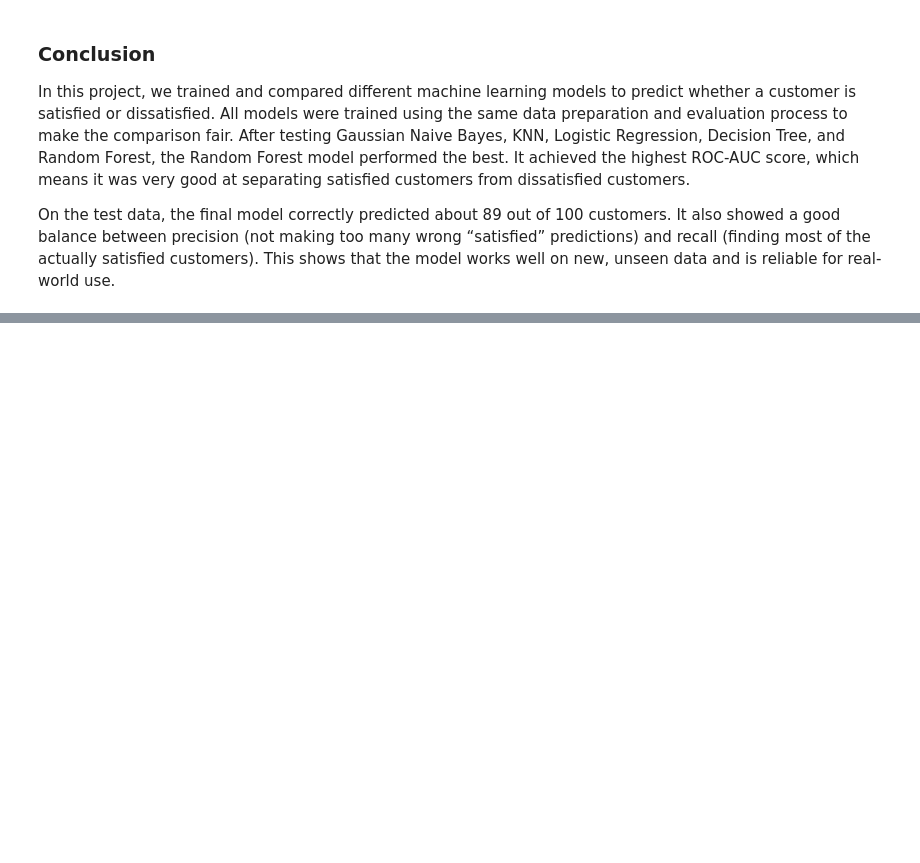
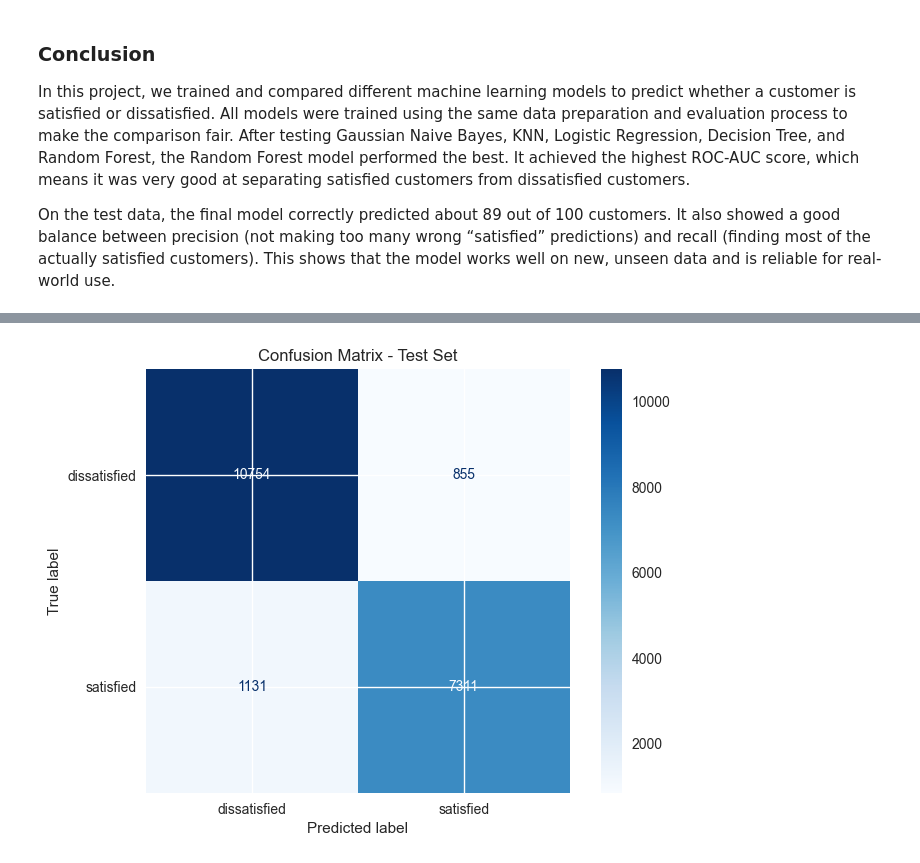
Before and after one commit to prsundaram/python-series, a Jupyter notebook: week_21_graded_mini_project/solution.ipynb, the cells around one changed output, grey strips where cells are left out. Drawn from its saved outputs; the diff is of its cells as text; code cells hidden in the pictures; blank space fills up the shorter version.

```diff
--- a/week_21_graded_mini_project/solution.ipynb
+++ b/week_21_graded_mini_project/solution.ipynb
@@ -1679,0 +1768,84 @@ There are still ways to improve the system in the future. More advanced models s
+# %%
+def extract_best_model(pipeline):
+    return pipeline.named_steps["model"]
+# %%
+stack_model = StackingClassifier(
+    estimators=[
+        ("lgbm", extract_best_model(best_models["LightGBM"])),
+        ("cat", extract_best_model(best_models["CatBoost"])),
+        ("xgb", extract_best_model(best_models["XGBoost"])),
+        ("hgb", extract_best_model(best_models["Gradient Boosting"]))
+    ],
+    final_estimator=LogisticRegression(max_iter=1000),
+    stack_method="predict_proba",
+    cv=3,
+    n_jobs=-1,
+    verbose=0
+)
+
+stack_pipeline = Pipeline(steps=[
+    ("preprocessor", preprocessor_sparse),
+    ("model", stack_model)
+])
+
+stack_pipeline.fit(X_train, y_train)
+
+y_test_pred_stack = stack_pipeline.predict(X_test)
+
+
+print("\n" + "=" * 60)
+print("Final Model Performance on Staking Classification (Test Set)")
+
+y_test_proba_stack = stack_pipeline.predict_proba(X_test)[:, 1]
+
+
+# Test Set Metrics (Real Performance)
+test_accuracy_stack = accuracy_score(y_test, y_test_pred_stack)
+
+test_balanced_accuracy_stack = balanced_accuracy_score(y_test, y_test_pred_stack)
+
+test_precision_stack = precision_score(y_test, y_test_pred_stack, average='binary')
+
+test_recall_stack = recall_score(y_test, y_test_pred_stack, average='binary')
+
+test_f1_stack = f1_score(y_test, y_test_pred_stack, average='binary')
+
+test_roc_auc_stack = roc_auc_score(y_test, y_test_proba_stack)
+
+test_classification_report_stack = classification_report(y_test, y_test_pred_stack)
+
+
+
+print(f"- Accuracy: {test_accuracy_stack:.4f}")
+print(f"- Balanced Accuracy: {test_balanced_accuracy_stack:.4f}")
+print(f"- Precision: {test_precision_stack:.4f}")
+print(f"- Recall: {test_recall_stack:.4f}")
+print(f"- F1 Score: {test_f1_stack:.4f}")
+print(f"- ROC-AUC: {test_roc_auc_stack:.4f}")
+
+
+print("\nClassification Report (Test Set)")
+print(classification_report(y_test, y_test_pred_stack))
+
+
+ConfusionMatrixDisplay.from_predictions(
+    y_test,
+    y_test_pred_stack,
+    labels=[0, 1],
+    display_labels=["dissatisfied", "satisfied"],
+    cmap="Blues"
+)
+
+plt.title('Confusion Matrix - Test Set')
+
+test_fpr, test_tpr, test_thresholds = roc_curve(y_test, y_test_pred_stack)
+
+plt.figure()
+plt.plot(test_fpr, test_tpr, label=f"{model_name} (AUC = {test_roc_auc:.4f})")
+plt.plot([0, 1], [0, 1], linestyle="--")  # Random classifier baseline
+plt.xlabel("False Positive Rate")
+plt.ylabel("True Positive Rate")
+plt.title(f"ROC Curve - {model_name} - Test Set")
+plt.legend()
+plt.show()
+# %% [output]
@@ -1679,0 +1878 @@ There are still ways to improve the system in the future. More advanced models s
+[figure, added]
```
Also changed, not shown: parts of 28 cells of this notebook, 8 other files.
